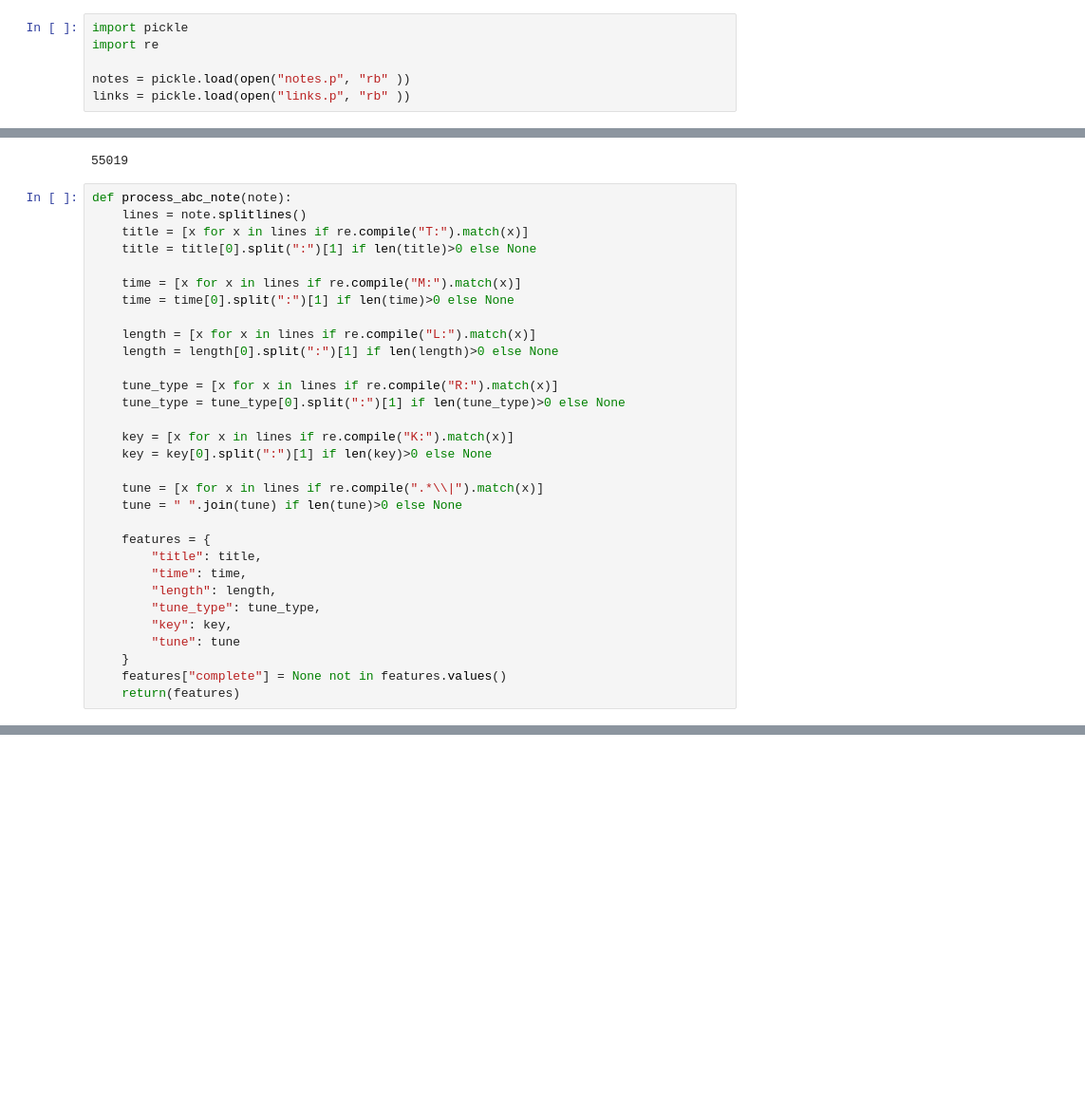
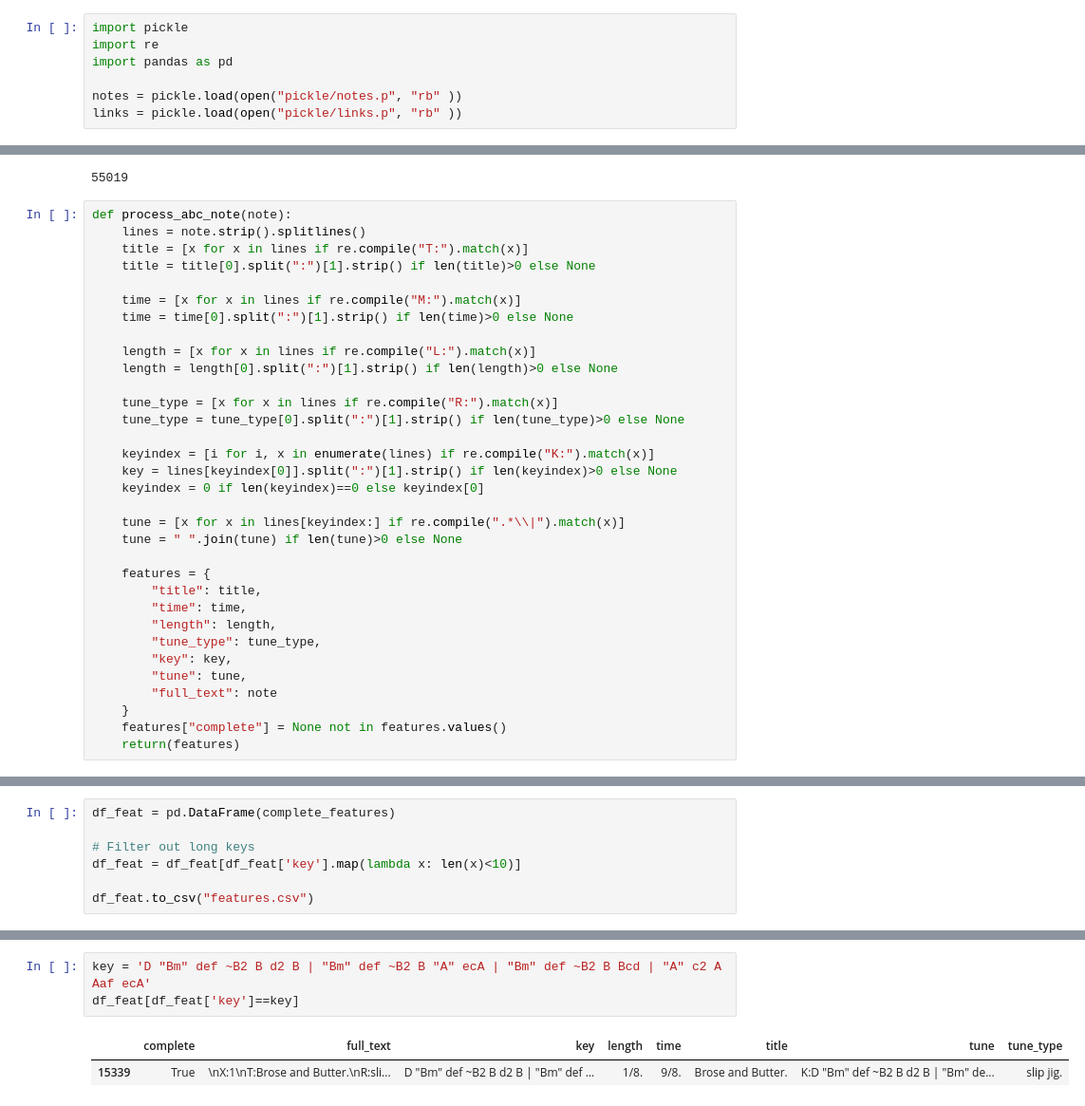
Before and after one commit to nrhodes1451/what-the-folk, a Jupyter notebook: features.ipynb, the cells around one changed output, grey strips where cells are left out. Shown at 95% size. Saved outputs shown, nothing was run; the diff lists cells and outputs as text; blank space fills up the shorter version.

```diff
--- a/features.ipynb
+++ b/features.ipynb
@@ -1,32 +1,34 @@
 # %%
 import pickle
 import re
+import pandas as pd
 
-notes = pickle.load(open("notes.p", "rb" ))
-links = pickle.load(open("links.p", "rb" ))
+notes = pickle.load(open("pickle/notes.p", "rb" ))
+links = pickle.load(open("pickle/links.p", "rb" ))
 # %%
 len(notes)
 # %% [output]
 55019
 # %%
 def process_abc_note(note):
-    lines = note.splitlines()
+    lines = note.strip().splitlines()
     title = [x for x in lines if re.compile("T:").match(x)]
-    title = title[0].split(":")[1] if len(title)>0 else None
+    title = title[0].split(":")[1].strip() if len(title)>0 else None
 
     time = [x for x in lines if re.compile("M:").match(x)]
-    time = time[0].split(":")[1] if len(time)>0 else None
+    time = time[0].split(":")[1].strip() if len(time)>0 else None
 
     length = [x for x in lines if re.compile("L:").match(x)]
-    length = length[0].split(":")[1] if len(length)>0 else None
+    length = length[0].split(":")[1].strip() if len(length)>0 else None
 
     tune_type = [x for x in lines if re.compile("R:").match(x)]
-    tune_type = tune_type[0].split(":")[1] if len(tune_type)>0 else None
+    tune_type = tune_type[0].split(":")[1].strip() if len(tune_type)>0 else None
 
-    key = [x for x in lines if re.compile("K:").match(x)]
-    key = key[0].split(":")[1] if len(key)>0 else None
+    keyindex = [i for i, x in enumerate(lines) if re.compile("K:").match(x)]
+    key = lines[keyindex[0]].split(":")[1].strip() if len(keyindex)>0 else None
+    keyindex = 0 if len(keyindex)==0 else keyindex[0]
 
-    tune = [x for x in lines if re.compile(".*\\|").match(x)]
+    tune = [x for x in lines[keyindex:] if re.compile(".*\\|").match(x)]
     tune = " ".join(tune) if len(tune)>0 else None
 
     features = {
@@ -35,7 +37,8 @@ def process_abc_note(note):
         "length": length,
         "tune_type": tune_type,
         "key": key,
-        "tune": tune
+        "tune": tune,
+        "full_text": note
     }
     features["complete"] = None not in features.values()
     return(features)
@@ -63,0 +58,7 @@ complete_features[27000]
+# %%
+df_feat = pd.DataFrame(complete_features)
+
+# Filter out long keys
+df_feat = df_feat[df_feat['key'].map(lambda x: len(x)<10)]
+
+df_feat.to_csv("features.csv")
@@ -63,0 +87,6 @@ complete_features[27000]
+# %%
+key = 'D "Bm" def ~B2 B d2 B | "Bm" def ~B2 B "A" ecA | "Bm" def ~B2 B Bcd | "A" c2 A Aaf ecA'
+df_feat[df_feat['key']==key]
+# %% [output]
+|  | complete | full_text | key | length | time | title | tune | tune_type |
+| 15339 | True | \nX:1\nT:Brose and Butter.\nR:sli... | D "Bm" def ~B2 B d2 B | "Bm" def ... | 1/8. | 9/8. | Brose and Butter. | K:D "Bm" def ~B2 B d2 B | "Bm" de... | slip jig. |
```
Also changed, not shown: parts of 6 cells of this notebook, 14 other files.
